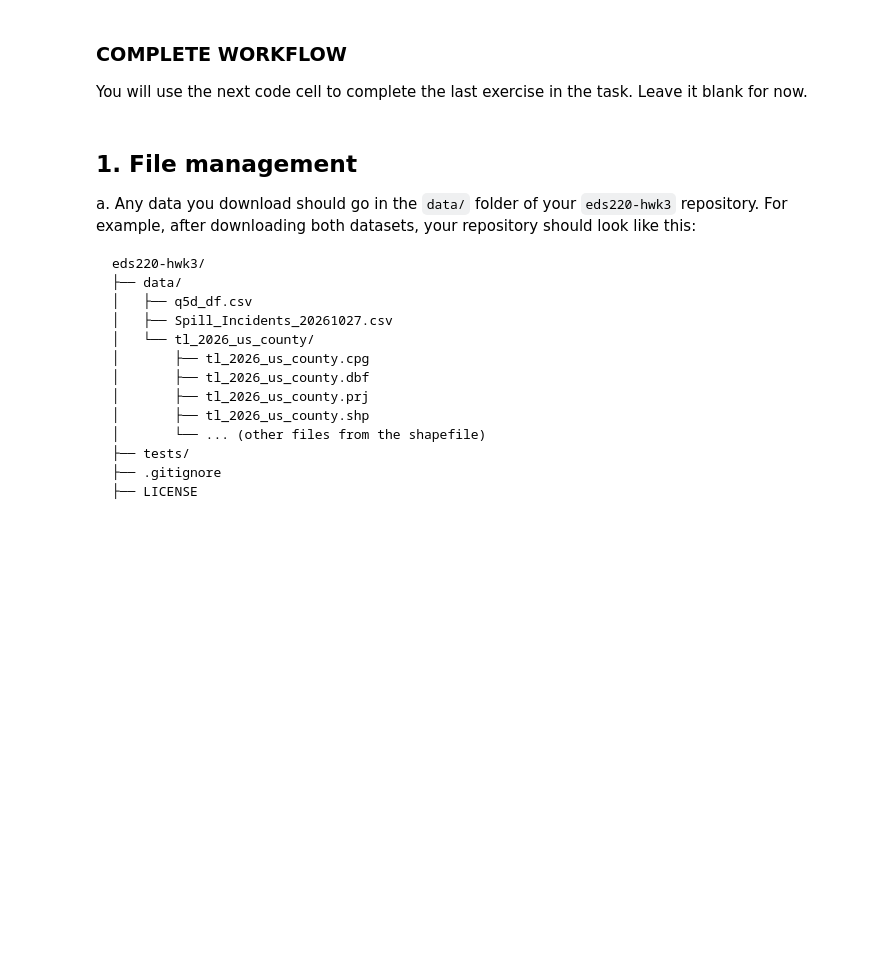
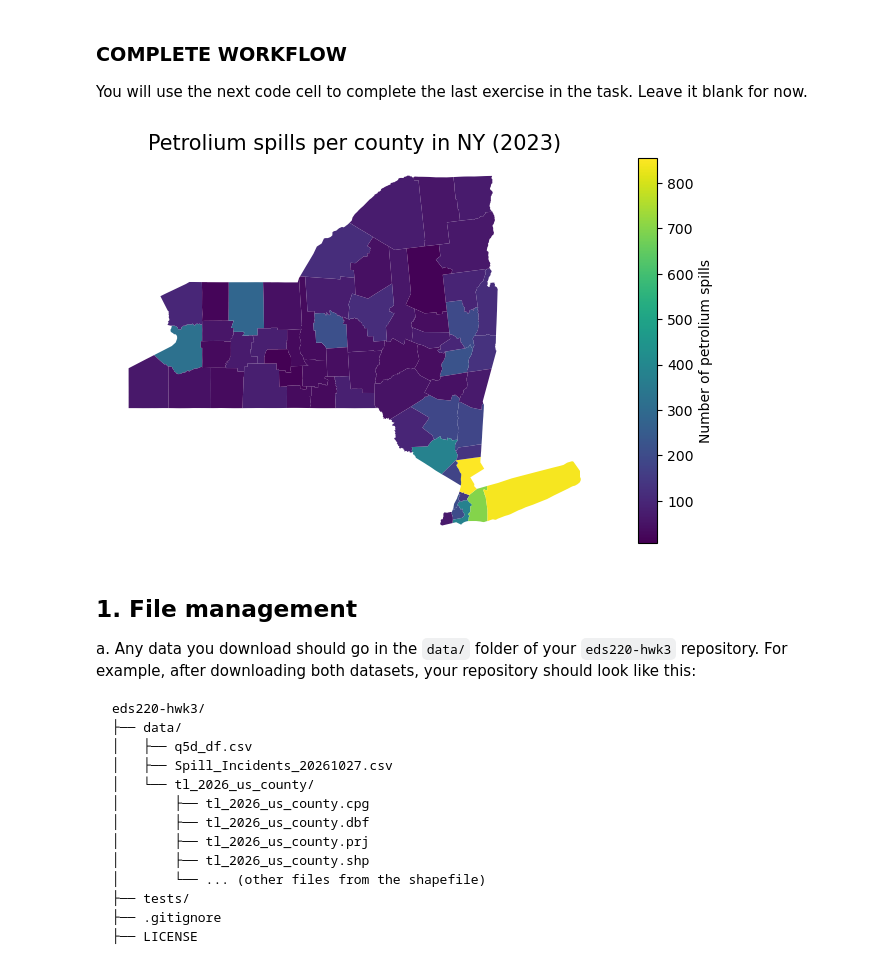
Before and after one commit to sarah-busby/eds220-hwk3, a Jupyter notebook: hwk3-task2-spills.ipynb, the cells around one changed output. Saved outputs shown, nothing was run; the diff lists cells and outputs as text; code cells hidden in the pictures; blank space fills up the shorter version.

```diff
--- a/hwk3-task2-spills.ipynb
+++ b/hwk3-task2-spills.ipynb
@@ -45,6 +38,88 @@ The second dataset is the [2026 Counties (and equivalent) TIGER shapefile](https
 You will use the next code cell to complete the last exercise in the task. Leave it blank for now.
 # %%
 # FINAL CODE
+
+# Import libraries
+import os
+import numpy as np
+import pandas as pd
+import matplotlib.pyplot as plt
+import geopandas as gpd
+
+# Read in data
+
+# Read in NY spill incident data
+fp = os.path.join('data', 'Spill_Incidents.csv')
+spills = pd.read_csv(fp)
+
+# Read in counties data
+fp = os.path.join('data', 'tl_2026_us_county', 'tl_2026_us_county.shp')
+counties = gpd.read_file(fp)
+
+# Clean `spills` dataframe
+
+# Simplify `spills` column names
+spills.columns = spills.columns.str.lower().str.replace(' ','_')
+
+# Update 'quantity' column to float
+spills['quantity'] = spills['quantity'].str.replace(',', '').astype(float)
+
+# Update `spill_date` to datetime
+spills['spill_date'] = pd.to_datetime(spills['spill_date'], format='%m/%d/%Y')
+
+# Clean `counties` dataframe
+
+# Transform column names to lowercawse
+counties.columns = counties.columns.str.lower()
+
+# Rename column `name` to `county
+counties = counties.rename(columns={'name':'county'})
+
+
+# Summarize number of petroleum spills by county in 2023
+spills_per_county = (spills[(spills['spill_date'].between("2023-01-01", "2023-12-31")) & # Select spills from 2023
+                            (spills['material_family'] == "Petroleum")]                  # Select petroleum spills
+                     .groupby('county')['spill_number'].nunique().reset_index()          # Count spills by county
+                     .rename(columns={'spill_number':'n_spills'})                        # Rename number of spills col
+                    )
+
+# Rename `St Lawrence` county to `St. Lawrence`
+spills_per_county.iloc[52,0] = 'St. Lawrence'
+
+# Select counties in New York state
+ny_counties = counties[counties['statefp'] == '36'] # state FIP code for NY = 36 from metadata
+
+# Combine spills per county with NY counties
+ny_spills = ny_counties.merge(spills_per_county, on='county')
+
+# Add Tuscarora Indian Reserve spills to Niagra county count
+ny_spills.at[1, 'n_spills'] = ny_spills.at[1, 'n_spills'] + spills_per_county.loc[58,'n_spills']
+
+# Add Onondaga Indian Reservation spill to Onondaga county count
+ny_spills.at[19, 'n_spills'] = ny_spills.at[19, 'n_spills'] + spills_per_county.loc[35,'n_spills']
+
+
+# Plot petrolium spills per county in NY
+fig, ax = plt.subplots(figsize=(9, 5))
+
+# Remove axis
+ax.axis('off')
+
+# Title for the plot
+ax.set_title('Petrolium spills per county in NY (2023)',
+              fontsize=15)
+
+# Add oil spill by county
+ny_spills.plot(ax=ax,
+               column = 'n_spills',
+               cmap = 'viridis',
+               legend = True,
+               legend_kwds={'label': 'Number of petrolium spills'}
+              )
+
+plt.show();
+# %% [output]
+[figure, added]
 # %% [markdown]
 ## 1. File management
 a. Any data you download should go in the `data/` folder of your `eds220-hwk3` repository. For example, after downloading both datasets, your repository should look like this:
```
Also changed, not shown: parts of 24 cells of this notebook.
